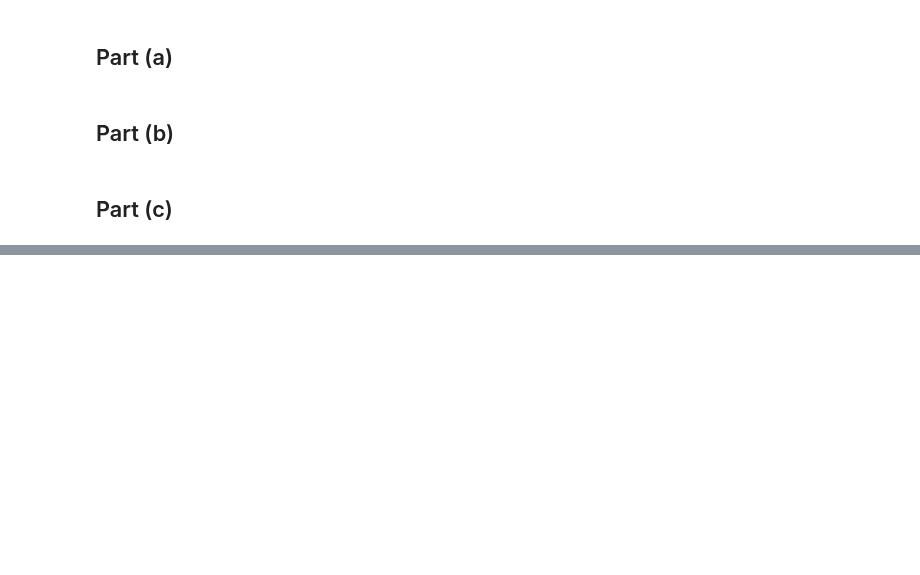
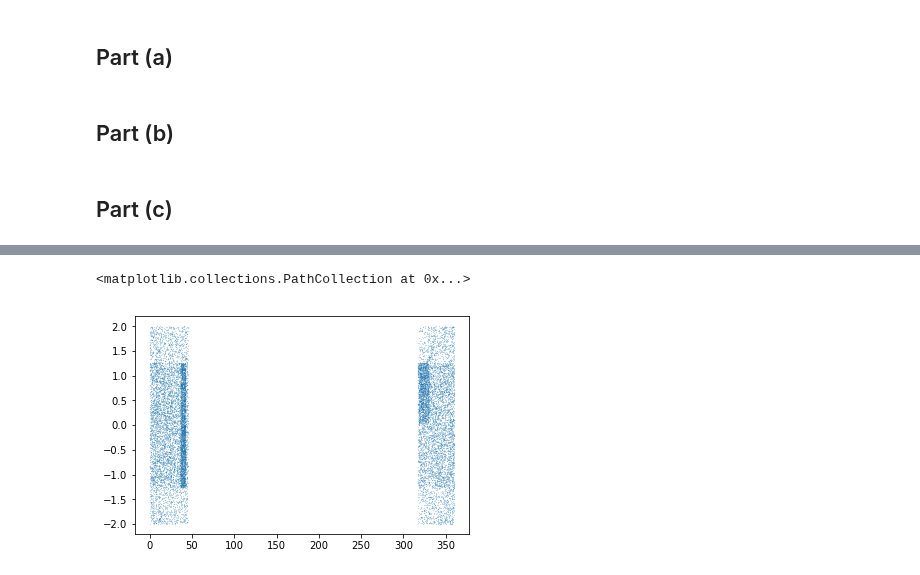
Before and after one commit to dirac-institute/uw-astr598-w18, a Jupyter notebook: homeworks/group2/HW_2/HW2-part2_group2.ipynb, the cells around one changed output, grey strips where cells are left out. Drawn from its saved outputs; the diff is of its cells as text; code cells hidden in the pictures; blank space fills up the shorter version.

```diff
--- a/homeworks/group2/HW_2/HW2-part2_group2.ipynb
+++ b/homeworks/group2/HW_2/HW2-part2_group2.ipynb
@@ -37,0 +60,10 @@ nsc = vstack([table_neg, table_pos])
+# %%
+%matplotlib inline
+# Select only the S82 part ...
+m_ra = np.abs(db_qso['DEC']) < 2
+m_dec = ( db_qso['RA'] < 50 ) | (300 < db_qso['RA'])
+m = m_ra * m_dec
+plt.scatter(db_qso['RA'][m], db_qso['DEC'][m], s=0.01)
+# %% [output]
+<matplotlib.collections.PathCollection at 0x...>
+[figure, added]
```
Also changed, not shown: parts of 20 cells of this notebook.
